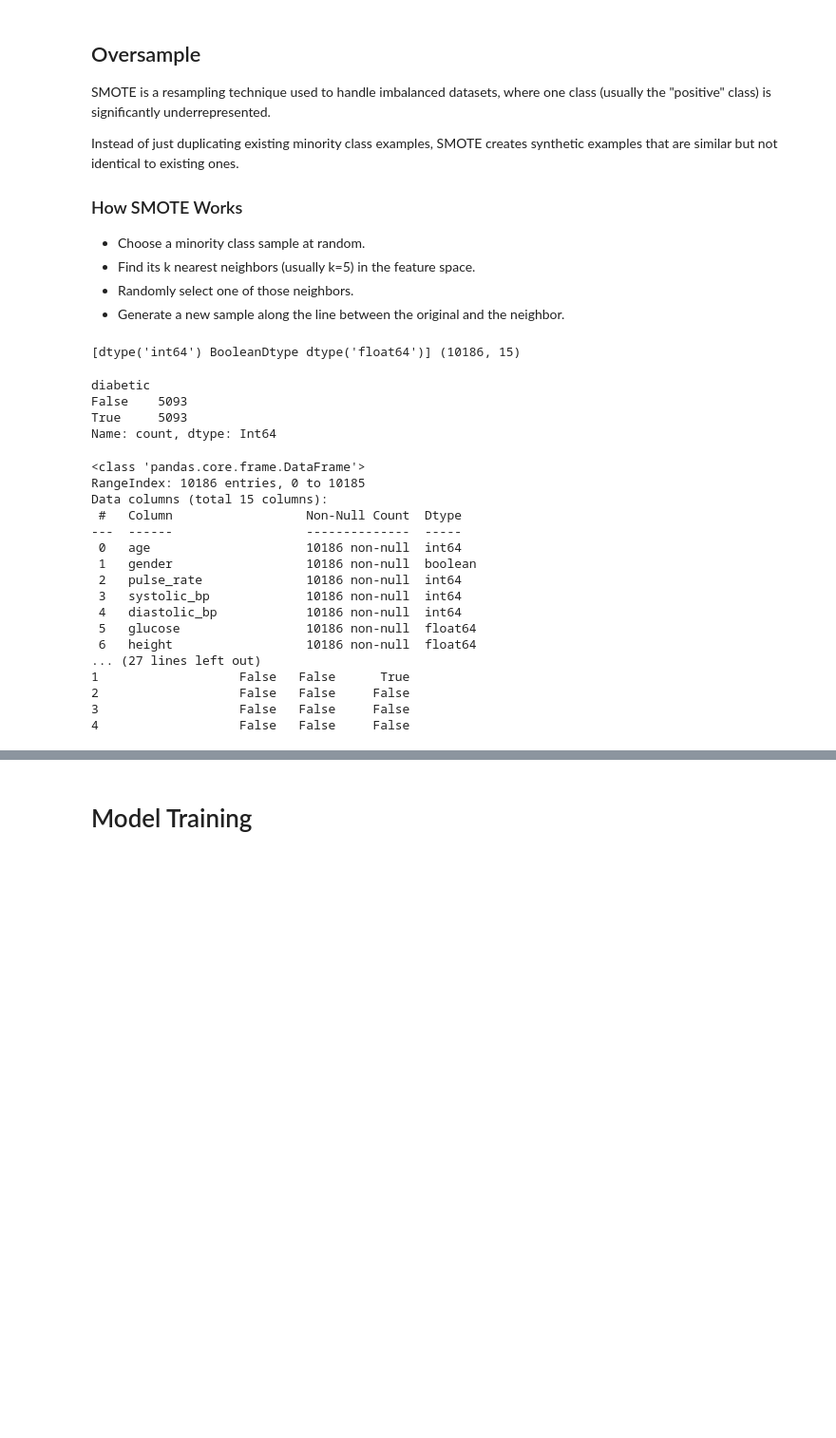
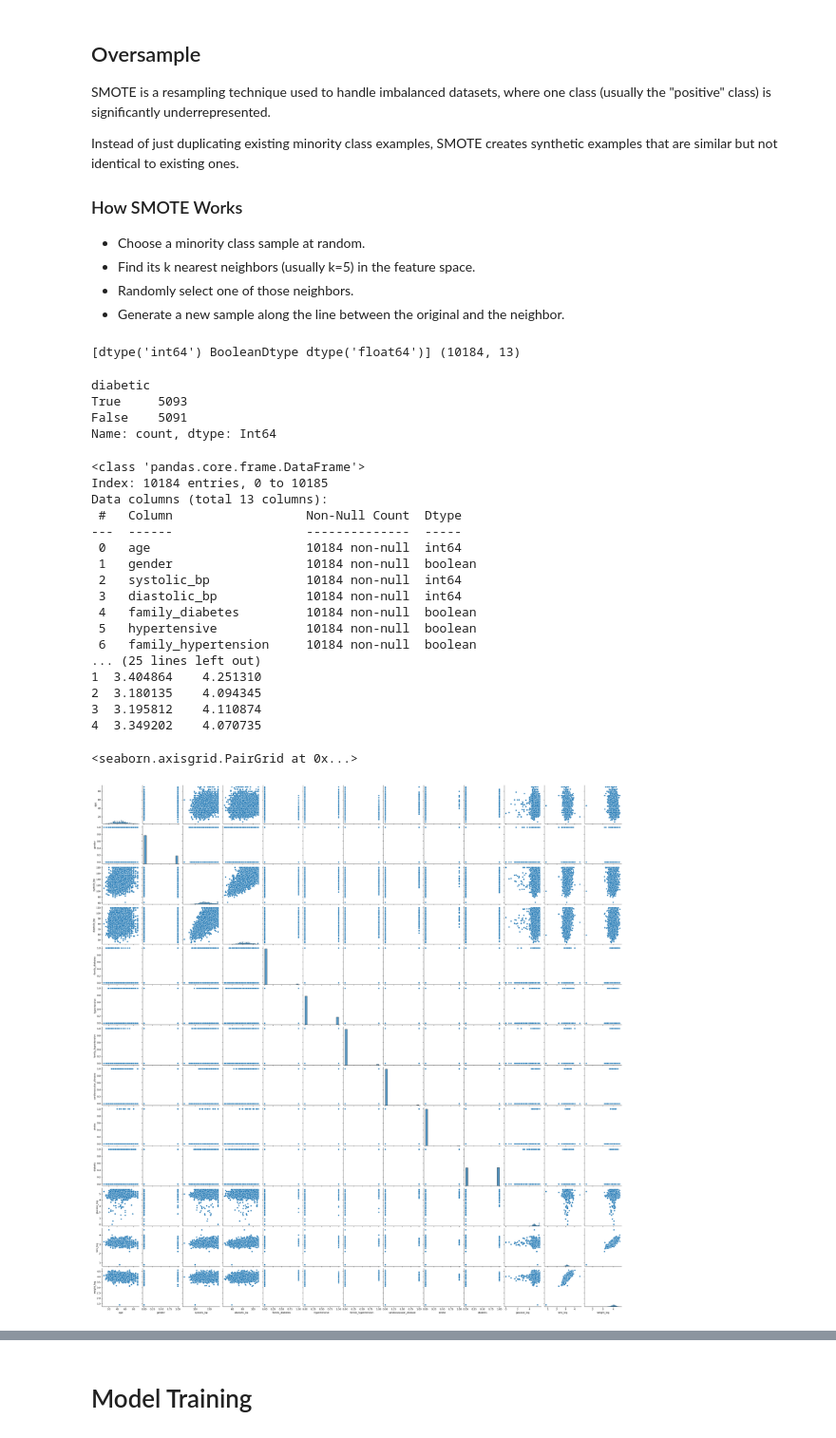
Before and after one commit to JoesphK/DEPIGradProject, a Jupyter notebook: HC.ipynb, the cells around one changed output, grey strips where cells are left out. Shown at 95% size. Drawn from its saved outputs; the diff is of its cells as text; code cells hidden in the pictures; blank space fills up the shorter version.

Commit message:
New_Dataset

```diff
--- a/HC.ipynb
+++ b/HC.ipynb
@@ -610,0 +666,42 @@ plt.show()
+# %%
+import pandas as pd
+import numpy as np
+
+# Example: Load your data (replace this with your actual file)
+# df = pd.read_csv("your_dataset.csv")
+
+# 1. Drop low-predictive features
+df_balanced = df_balanced.drop(columns=['pulse_rate', 'height'], errors='ignore')
+
+# 2. Remove extreme outliers
+# Cap glucose at 300
+df_balanced['glucose'] = np.where(df_balanced['glucose'] > 300, 300, df_balanced['glucose'])
+
+# Remove unrealistic BMI values (>100)
+df_balanced = df_balanced[df_balanced['bmi'] <= 100]
+
+# Cap systolic_bp > 180
+df_balanced['systolic_bp'] = np.where(df_balanced['systolic_bp'] > 180, 180, df_balanced['systolic_bp'])
+
+# Cap diastolic_bp > 110
+df_balanced['diastolic_bp'] = np.where(df_balanced['diastolic_bp'] > 110, 110, df_balanced['diastolic_bp'])
+
+# Cap age > 90
+df_balanced['age'] = np.where(df_balanced['age'] > 90, 90, df_balanced['age'])
+
+# Cap weight > 120 kg
+df_balanced['weight'] = np.where(df_balanced['weight'] > 120, 120, df_balanced['weight'])
+
+# 3. Log transform skewed features (add +1 to avoid log(0))
+df_balanced['glucose_log'] = np.log1p(df_balanced['glucose'])
+df_balanced['bmi_log'] = np.log1p(df_balanced['bmi'])
+df_balanced['weight_log'] = np.log1p(df_balanced['weight'])
+
+# 4. Optional: Create age bins
+#df_balanced['age_group'] = pd.cut(df_balanced['age'], bins=[0, 30, 50, 70, 100], labels=['<30', '30–50', '50–70', '70+'])
+
+# 5. Drop original features if using transformed ones
+df_balanced.drop(columns=['glucose', 'bmi', 'weight'], inplace=True)
+
+# 6. Final look
+print(df_balanced.head())
@@ -754,13 +951,13 @@ Instead of just duplicating existing minority class examples, SMOTE creates synt
 # %%
 print(df_balanced.dtypes.unique(),df_balanced.shape)
 # %% [output]
-[dtype('int64') BooleanDtype dtype('float64')] (10186, 15)
+[dtype('int64') BooleanDtype dtype('float64')] (10184, 13)
 # %%
 print(df_balanced['diabetic'].value_counts(dropna=False))
 # %% [output]
 diabetic
-False    5093
 True     5093
+False    5091
 Name: count, dtype: Int64
 # %%
 balanced_data_csv_path = os.path.join(current_working_dir, "dataset/CSV/balanced.csv")
@@ -773,29 +970,32 @@ print(df_balanced.info())
 print(df_balanced.head())
 # %% [output]
 <class 'pandas.core.frame.DataFrame'>
-RangeIndex: 10186 entries, 0 to 10185
-Data columns (total 15 columns):
+Index: 10184 entries, 0 to 10185
+Data columns (total 13 columns):
  #   Column                  Non-Null Count  Dtype
 ---  ------                  --------------  -----
- 0   age                     10186 non-null  int64
- 1   gender                  10186 non-null  boolean
- 2   pulse_rate              10186 non-null  int64
- 3   systolic_bp             10186 non-null  int64
- 4   diastolic_bp            10186 non-null  int64
- 5   glucose                 10186 non-null  float64
- 6   height                  10186 non-null  float64
-... (27 lines left out)
-1                   False   False      True
-2                   False   False     False
-3                   False   False     False
-4                   False   False     False
+ 0   age                     10184 non-null  int64
+ 1   gender                  10184 non-null  boolean
+ 2   systolic_bp             10184 non-null  int64
+ 3   diastolic_bp            10184 non-null  int64
+ 4   family_diabetes         10184 non-null  boolean
+ 5   hypertensive            10184 non-null  boolean
+ 6   family_hypertension     10184 non-null  boolean
+... (25 lines left out)
+1  3.404864    4.251310
+2  3.180135    4.094345
+3  3.195812    4.110874
+4  3.349202    4.070735
 # %%
 
 
 import seaborn as sns
 import matplotlib.pyplot as plt
 # %%
-#sns.pairplot(data = df_balanced)
+sns.pairplot(data = df_balanced)
+# %% [output]
+<seaborn.axisgrid.PairGrid at 0x...>
+[figure, added]
 # %%
 #sns.pairplot(df_balanced, hue="diabetic", palette="rainbow")
 # %%
```
Also changed, not shown: parts of 19 cells of this notebook.
